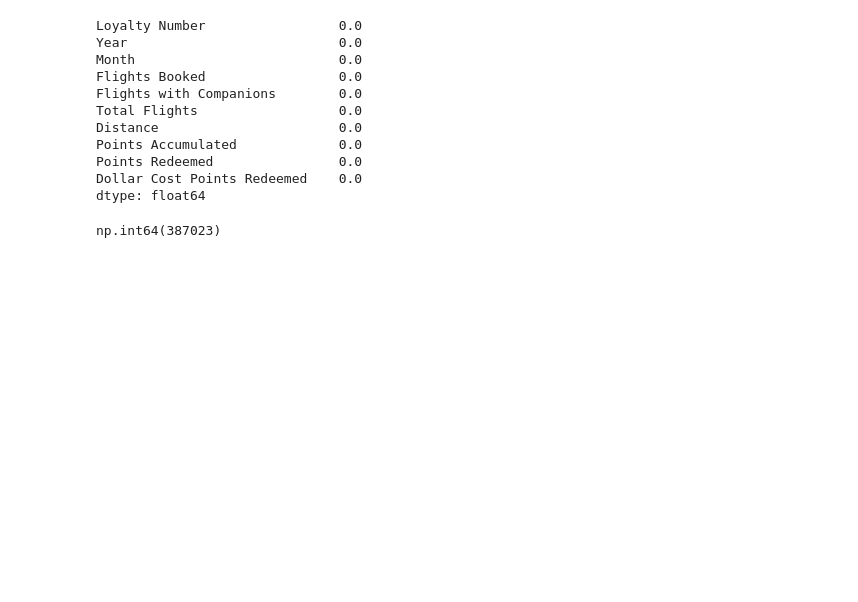
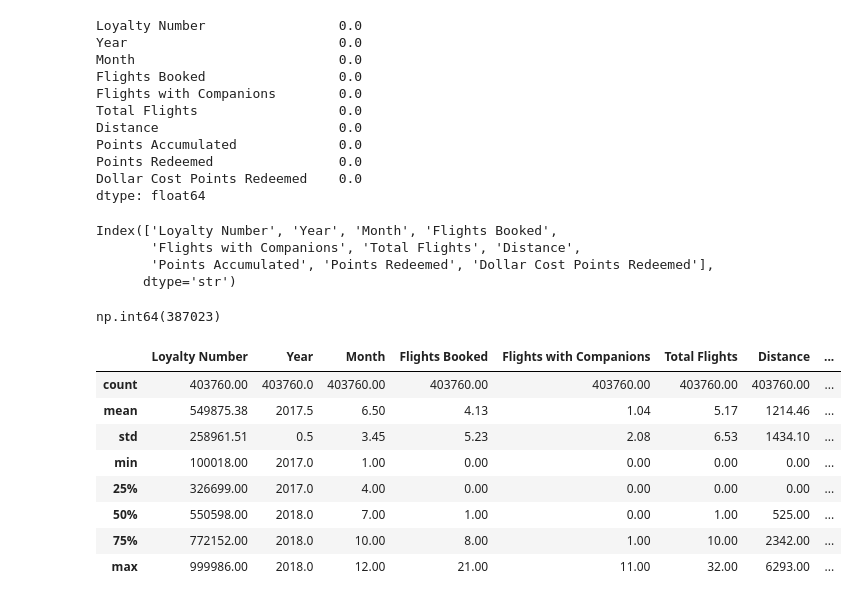
Before and after one commit to Adalab/bda-modulo-3-evaluacion-final-jesgonza2026, a Jupyter notebook: fase_1_evaluacion_final_jesica.ipynb, the cells around one changed output. Drawn from its saved outputs; the diff is of its cells as text; code cells hidden in the pictures; blank space fills up the shorter version.

```diff
--- a/fase_1_evaluacion_final_jesica.ipynb
+++ b/fase_1_evaluacion_final_jesica.ipynb
@@ -92,6 +92,13 @@ Points Accumulated             0.0
 Points Redeemed                0.0
 Dollar Cost Points Redeemed    0.0
 dtype: float64
+# %%
+df_vuelos.columns
+# %% [output]
+Index(['Loyalty Number', 'Year', 'Month', 'Flights Booked',
+       'Flights with Companions', 'Total Flights', 'Distance',
+       'Points Accumulated', 'Points Redeemed', 'Dollar Cost Points Redeemed'],
+      dtype='str')
 # %%
 #Vamos a comprobar que la columna Loyalty Number a pesar de ser un identificador único. en el df_vuloes SI tiene valores duplicados
 df_vuelos["Loyalty Number"].duplicated().sum()
@@ -98,2 +108,14 @@ df_vuelos["Loyalty Number"].duplicated().sum()
 # %% [output]
 np.int64(387023)
+# %%
+df_vuelos.describe().round(2) # para obtener estadísticas descriptivas de las columnas numéricas del DataFrame vuelos y tener una idea de su distribución y posibles valores atípicos
+# %% [output]
+|  | Loyalty Number | Year | Month | Flights Booked | Flights with Companions | Total Flights | Distance | ... |
+| count | 403760.00 | 403760.0 | 403760.00 | 403760.00 | 403760.00 | 403760.00 | 403760.00 | ... |
+| mean | 549875.38 | 2017.5 | 6.50 | 4.13 | 1.04 | 5.17 | 1214.46 | ... |
+| std | 258961.51 | 0.5 | 3.45 | 5.23 | 2.08 | 6.53 | 1434.10 | ... |
+| min | 100018.00 | 2017.0 | 1.00 | 0.00 | 0.00 | 0.00 | 0.00 | ... |
+| 25% | 326699.00 | 2017.0 | 4.00 | 0.00 | 0.00 | 0.00 | 0.00 | ... |
+| 50% | 550598.00 | 2018.0 | 7.00 | 1.00 | 0.00 | 1.00 | 525.00 | ... |
+| 75% | 772152.00 | 2018.0 | 10.00 | 8.00 | 1.00 | 10.00 | 2342.00 | ... |
+| max | 999986.00 | 2018.0 | 12.00 | 21.00 | 11.00 | 32.00 | 6293.00 | ... |
```
Also changed, not shown: parts of 25 cells of this notebook, 1 other file.
